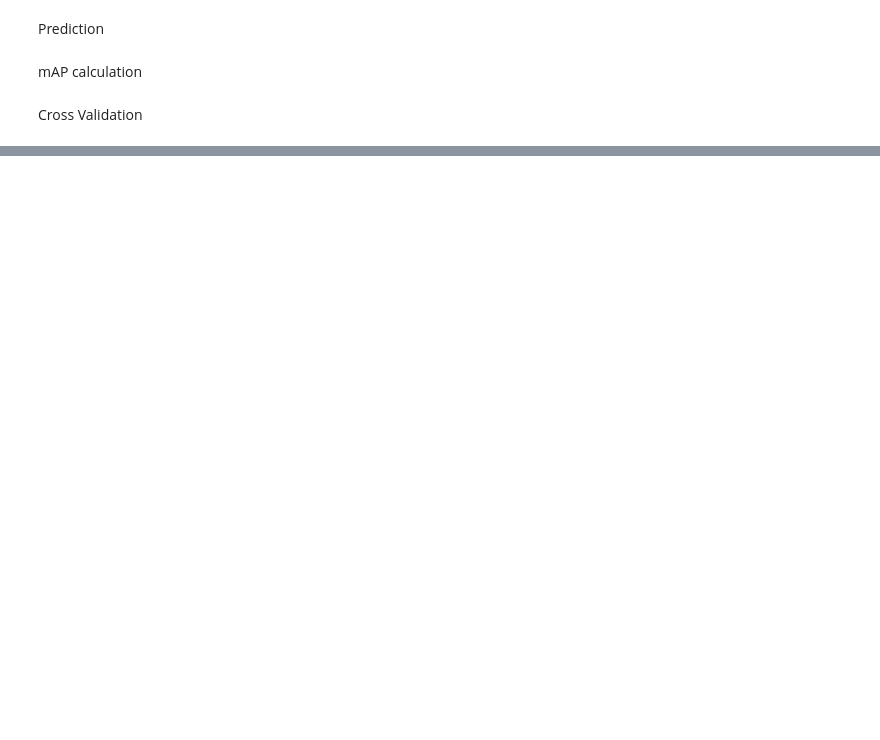
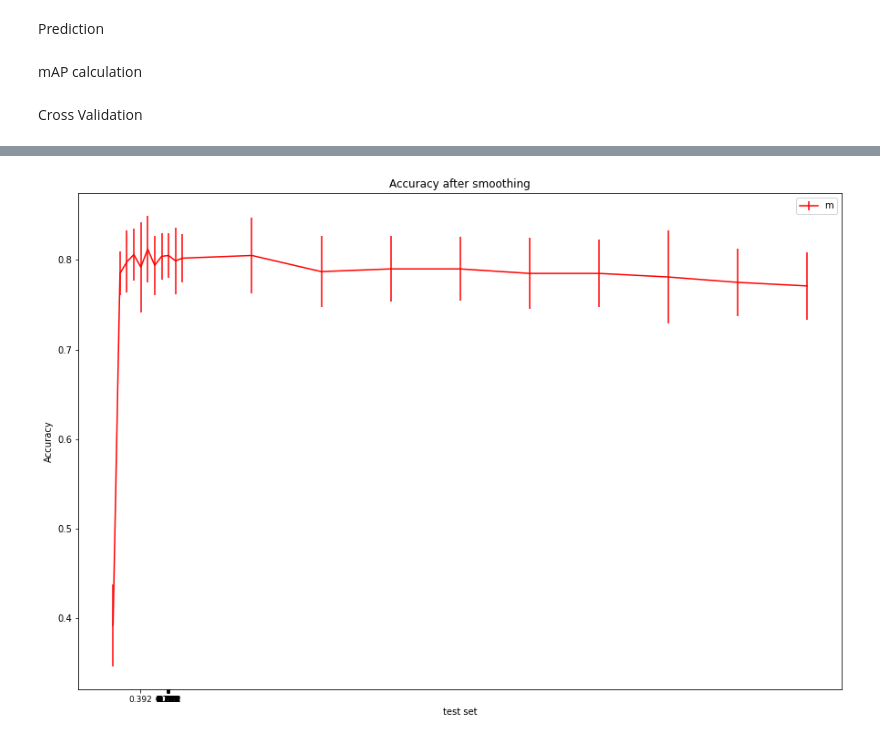
Before and after one commit to ShoGan20/NaiveBayesClassifier-on-Yelp-Reviews, a Jupyter notebook: Naive_Bayes_Classifier.ipynb, the cells around one changed output, grey strips where cells are left out. Cells and saved outputs as stored; diff of their text form; code cells hidden in the pictures; blank space fills up the shorter version.

```diff
--- a/Naive_Bayes_Classifier.ipynb
+++ b/Naive_Bayes_Classifier.ipynb
@@ -260,0 +298,30 @@ def kfold_cross_validation(t0,t1,a,m,k):
+# %%
+smooth_mean = []
+smooth_stand = []
+for i in range(10):
+    s_mean,s_stand = cross_validation(ds_0, ds_1,10,(i/10),2)
+    smooth_mean.append(s_mean)
+    smooth_stand.append(s_stand)
+for j in range(10):
+    s_mean,s_stand = cross_validation(ds_0, ds_1,10,(j+1),2)
+    smooth_mean.append(s_mean)
+    smooth_stand.append(s_stand)
+# %%
+def sm_plot(x,xerr):
+
+    a = [0,0.1,0.2,0.3,0.4,0.5,0.6,0.7,0.8,0.9,1,2,3,4,5,6,7,8,9,10]
+    plt.figure(500)
+    plt.errorbar(a,x,xerr, color="red")
+    plt.title("Accuracy after smoothing")
+    plt.legend(('m'))
+    plt.xlabel('test set')
+    plt.ylabel('Accuracy')
+    plt.xticks(x)
+    plt.tick_params(axis="x", labelsize=9)
+    fig = plt.gcf()
+    fig.set_size_inches(15,10)
+    plt.show()
+# %%
+sm_plot(smooth_mean,smooth_stand)
+# %% [output]
+[figure, added]
```
Also changed, not shown: parts of 11 cells of this notebook.
